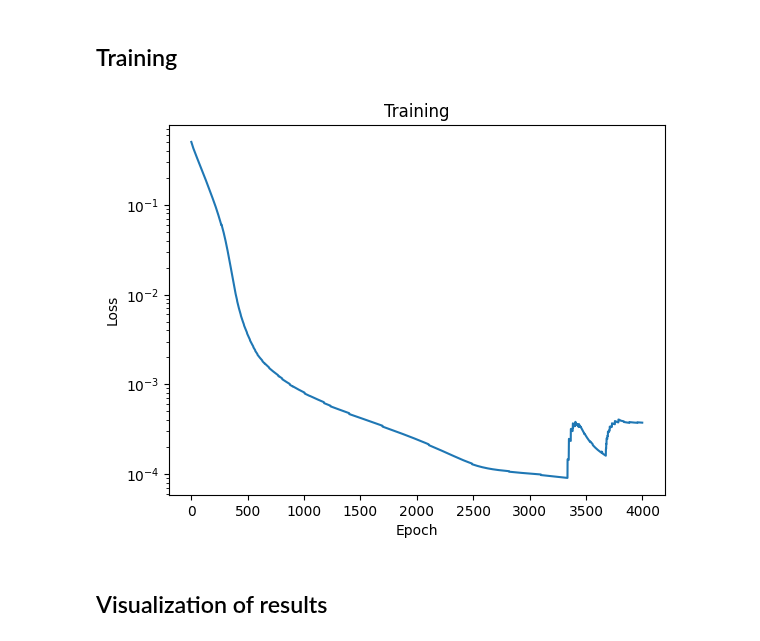
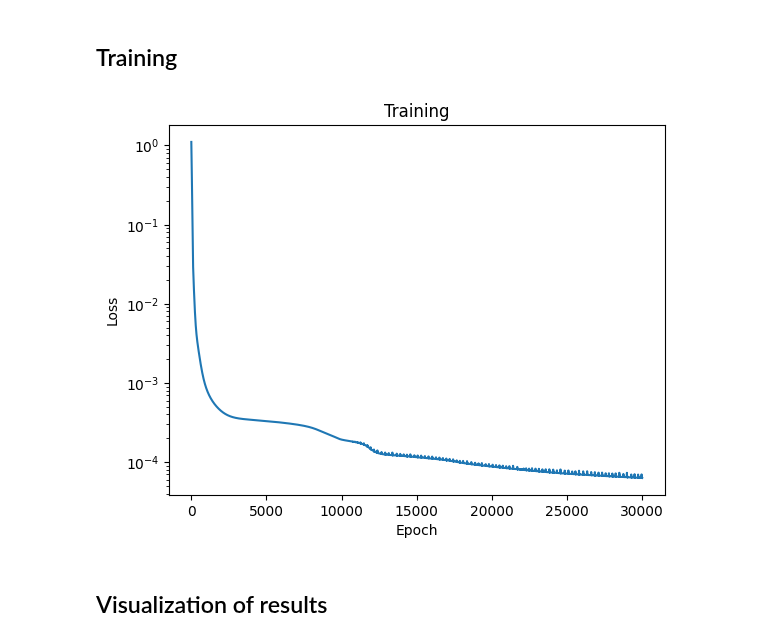
Before and after one commit to meyer-nils/numerical_examples, a Jupyter notebook: plate_hole_2d/CHANGEDtorch.ipynb, the cells around one changed output. Cells and saved outputs as stored; diff of their text form; code cells hidden in the pictures.

```diff
--- a/plate_hole_2d/CHANGEDtorch.ipynb
+++ b/plate_hole_2d/CHANGEDtorch.ipynb
@@ -13,7 +13,7 @@ import matplotlib.pyplot as plt
 from global_constants import L, R, B0, EPS0, MU, LBD
 
 # Create collocation points
-N = 25
+N = 50
 NN = int(N * (L-R)/L)
 points = L * qmc.LatinHypercube(d=2).random(N**2)
 points = points[(points[:,0] ** 2 + points[:,1] ** 2) > R**2]
@@ -59,15 +59,15 @@ An ANN might be considered as a generic function approximator. In this case, it
 class Net(torch.nn.Module):
     def __init__(self):
         super(Net, self).__init__()
-        hn = 8
+        hn = 16
         self.hidden_layer1 = torch.nn.Linear(2,hn)
         self.hidden_layer2 = torch.nn.Linear(hn,hn-4)
         self.output_layer = torch.nn.Linear(hn-4,2)
 
     def forward(self, x, y):
         inputs = torch.column_stack([x, y])
-        layer1_out = torch.relu(self.hidden_layer1(inputs))
-        layer2_out = torch.relu(self.hidden_layer2(layer1_out))
+        layer1_out = torch.tanh(self.hidden_layer1(inputs))
+        layer2_out = torch.tanh(self.hidden_layer2(layer1_out))
         output = self.output_layer(layer2_out)
         return output
 # %% [markdown]
@@ -166,24 +166,24 @@ def compute_loss(net):
 # %%
 net = Net()
 history = []
 
 optimizer = torch.optim.Adam(net.parameters(), lr=0.001)
-for epoch in range(4000):
+for epoch in range(30000):
     optimizer.zero_grad()
     loss = compute_loss(net)
     loss.backward(retain_graph=True)
     optimizer.step()
 
     with torch.autograd.no_grad():
     	history.append(float(loss.data))
 
 plt.semilogy(history)
 plt.title("Training")
 plt.ylabel("Loss")
 plt.xlabel("Epoch")
 plt.show()
 # %% [output]
-[figure, old version]
+[figure, new version]
 # %% [markdown]
 ## Visualization of results
 # %%
```
Also changed, not shown: parts of 2 cells of this notebook, 3 other files.
